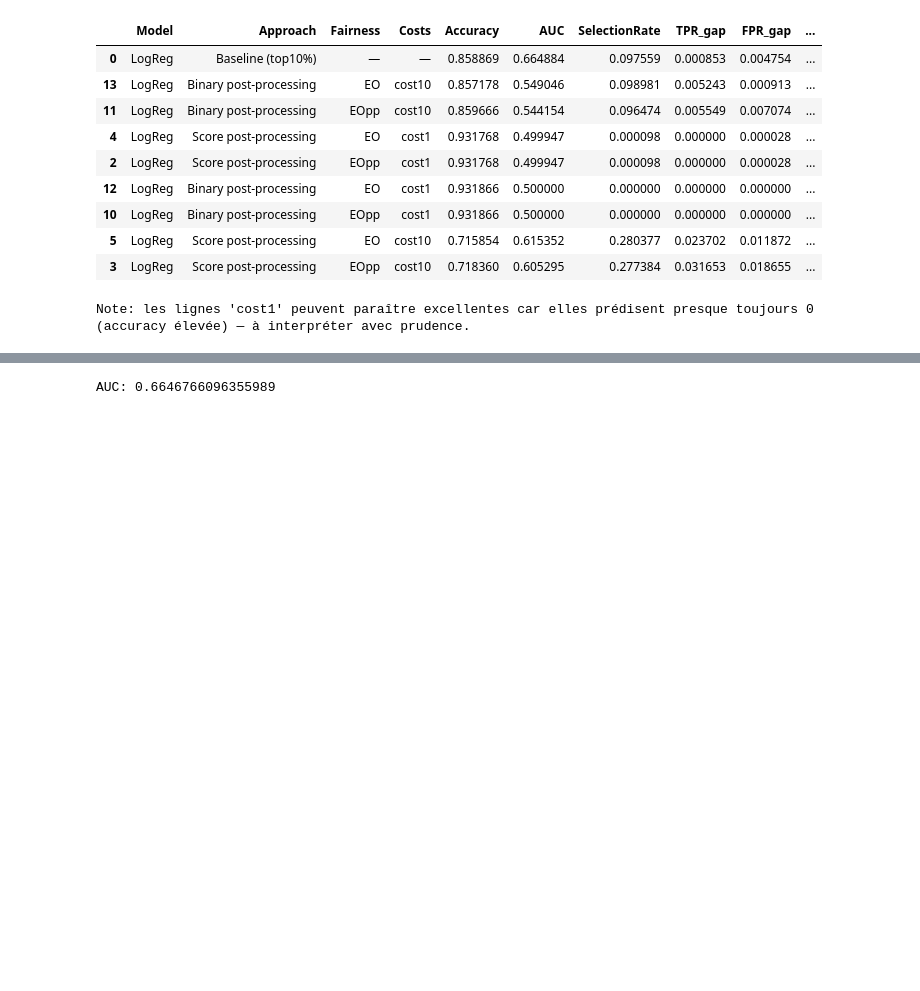
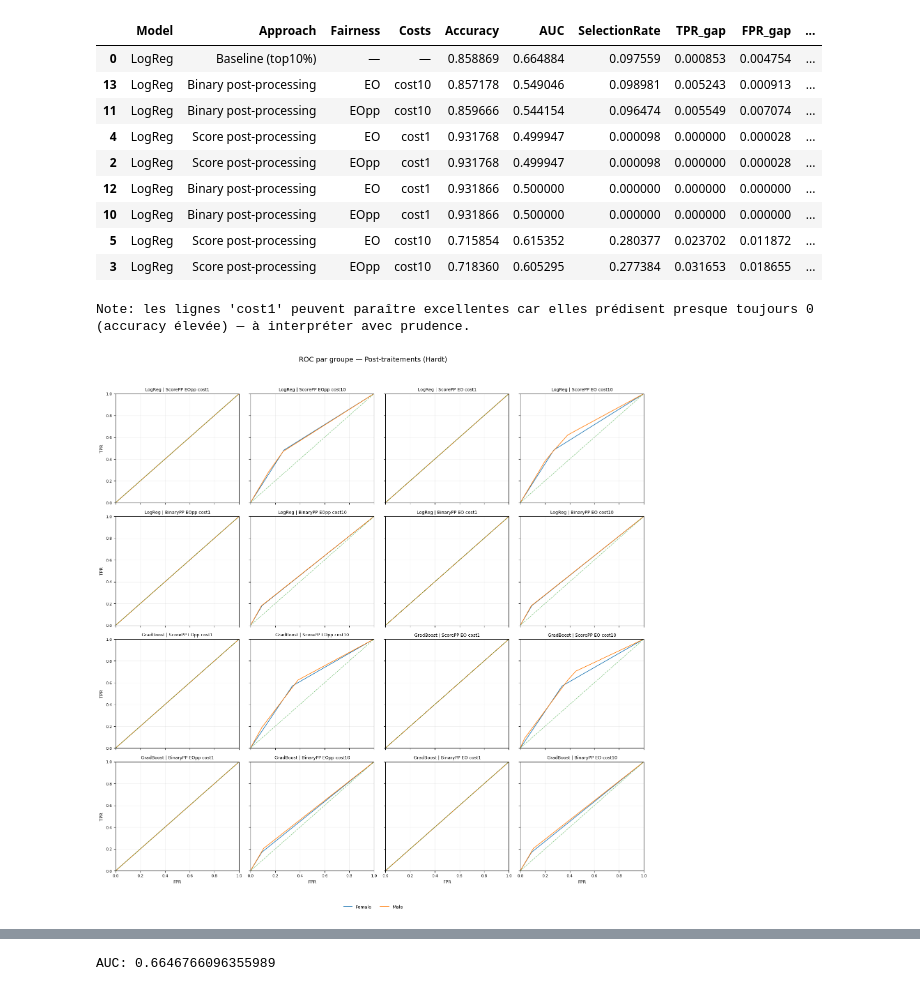
Before and after one commit to Aurami11/equity_of_opportunity_in_supervised_learning, a Jupyter notebook: fairness_CAS_ausprivauto0405_full.ipynb, the cells around one changed output, grey strips where cells are left out. Drawn from its saved outputs; the diff is of its cells as text; code cells hidden in the pictures; blank space fills up the shorter version.

```diff
--- a/fairness_CAS_ausprivauto0405_full.ipynb
+++ b/fairness_CAS_ausprivauto0405_full.ipynb
@@ -557,3 +529,79 @@ print("\nNote: les lignes 'cost1' peuvent paraître excellentes car elles prédi
 | 5 | LogReg | Score post-processing | EO | cost10 | 0.715854 | 0.615352 | 0.280377 | 0.023702 | 0.011872 | ... |
 | 3 | LogReg | Score post-processing | EOpp | cost10 | 0.718360 | 0.605295 | 0.277384 | 0.031653 | 0.018655 | ... |
 Note: les lignes 'cost1' peuvent paraître excellentes car elles prédisent presque toujours 0 (accuracy élevée) — à interpréter avec prudence.
+# %%
+def plot_group_roc_ax(y_true, score, group, ax, title=""):
+    y_true = np.asarray(y_true)
+    score = np.asarray(score)
+    group = np.asarray(group)
+
+    groups = list(np.unique(group))
+    for g in groups:
+        m = (group == g)
+
+        # Si dans un groupe il n'y a qu'une seule classe, la ROC n'est pas définie
+        if m.sum() == 0 or len(np.unique(y_true[m])) < 2:
+            ax.text(0.5, 0.2, f"ROC indéfinie\n(g={g})", ha="center", va="center", fontsize=7)
+            continue
+
+        fpr, tpr, _ = roc_curve(y_true[m], score[m])
+        ax.plot(fpr, tpr, label=str(g), linewidth=1.2)
+
+    ax.plot([0, 1], [0, 1], linestyle="--", linewidth=1.0, alpha=0.6)
+    ax.set_xlim(0, 1)
+    ax.set_ylim(0, 1)
+    ax.set_title(title, fontsize=9)
+    ax.grid(alpha=0.2)
+    ax.tick_params(labelsize=8)
+
+# --- Construire la liste des 16 configs (2 modèles × 2 approches × 2 fairness × 2 coûts)
+order_models = list(base_models.keys())           # ex: ["LogReg", "GradBoost"]
+order_fair = ["EOpp", "EO"]
+order_cost = ["cost1", "cost10"]
+
+plots = []
+for model_name in order_models:
+    # Score post-processing
+    for fair_name in order_fair:
+        for cost_name in order_cost:
+            pp = score_pp[(model_name, fair_name, cost_name)]
+            p_fair = pp.predict_proba(scores_test[model_name], A_test)
+            plots.append((
+                f"{model_name} | ScorePP {fair_name} {cost_name}",
+                p_fair
+            ))
+    # Binary post-processing
+    for fair_name in order_fair:
+        for cost_name in order_cost:
+            bp = binary_pp[(model_name, fair_name, cost_name)]
+            p_fair = bp.predict_proba(pred_test[model_name], A_test)
+            plots.append((
+                f"{model_name} | BinaryPP {fair_name} {cost_name}",
+                p_fair
+            ))
+
+# --- Grille 4x4
+fig, axs = plt.subplots(4, 4, figsize=(16, 16), sharex=True, sharey=True)
+axs = axs.ravel()
+
+for i, (title, p_fair) in enumerate(plots):
+    plot_group_roc_ax(y_test, p_fair, A_test, axs[i], title=title)
+
+# Axes labels seulement sur la bordure pour alléger
+for ax in axs:
+    ax.set_xlabel("")
+    ax.set_ylabel("")
+for ax in axs[12:]:
+    ax.set_xlabel("FPR", fontsize=9)
+for ax in axs[0::4]:
+    ax.set_ylabel("TPR", fontsize=9)
+
+# Légende globale (une seule fois)
+handles, labels = axs[0].get_legend_handles_labels()
+fig.legend(handles, labels, loc="lower center", ncol=len(labels), frameon=False, fontsize=9)
+
+fig.suptitle("ROC par groupe — Post-traitements (Hardt)", fontsize=14, y=0.995)
+plt.tight_layout(rect=[0, 0.04, 1, 0.97])
+plt.show()
+# %% [output]
+[figure, added]
```
Also changed, not shown: parts of 12 cells of this notebook.
